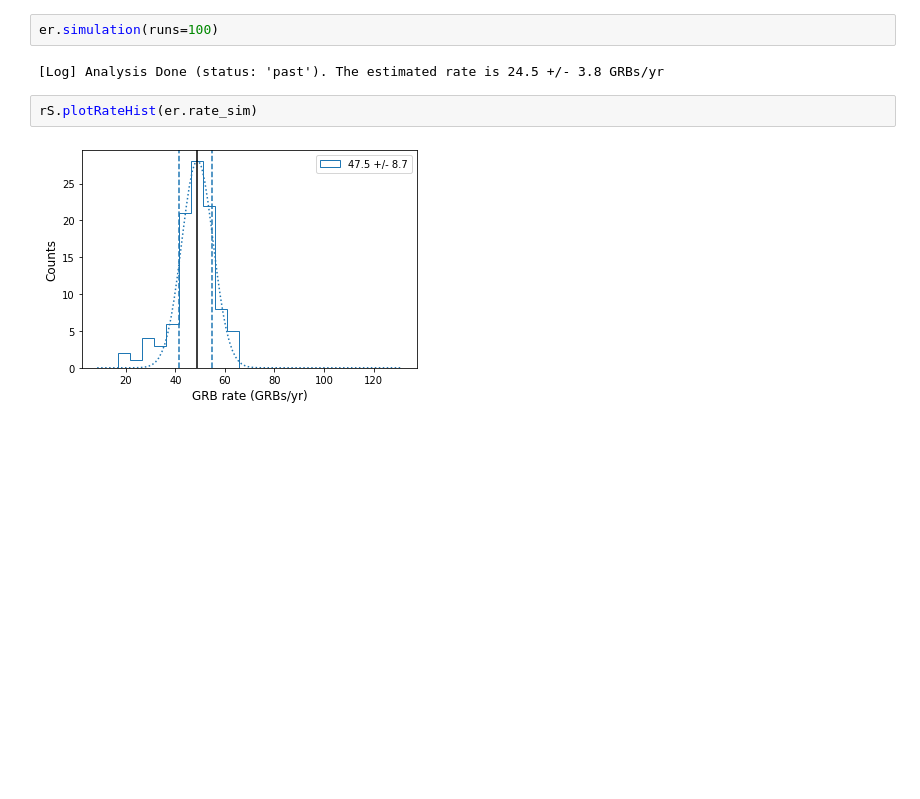
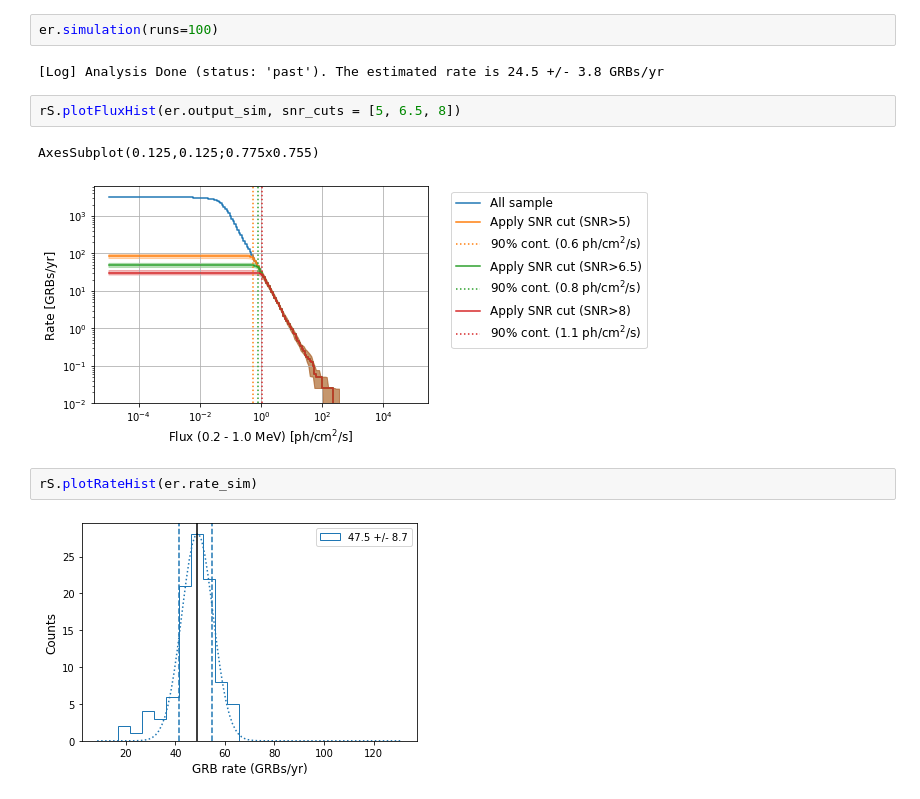
Before and after one commit to takdg123/grb_rate, a Jupyter notebook: tutorial.ipynb, the cells around one changed output. Cells and saved outputs as stored; diff of their text form; blank space fills up the shorter version.

```diff
--- a/tutorial.ipynb
+++ b/tutorial.ipynb
@@ -66,6 +74,11 @@ rS.plotFluxHist(output)
 er.simulation(runs=100)
 # %% [output]
 [Log] Analysis Done (status: 'past'). The estimated rate is 24.5 +/- 3.8 GRBs/yr
+# %%
+rS.plotFluxHist(er.output_sim, snr_cuts = [5, 6.5, 8])
+# %% [output]
+AxesSubplot(0.125,0.125;0.775x0.755)
+[figure, added]
 # %%
 rS.plotRateHist(er.rate_sim)
 # %% [output]
```
Also changed, not shown: parts of 14 cells of this notebook, 1 other file.
